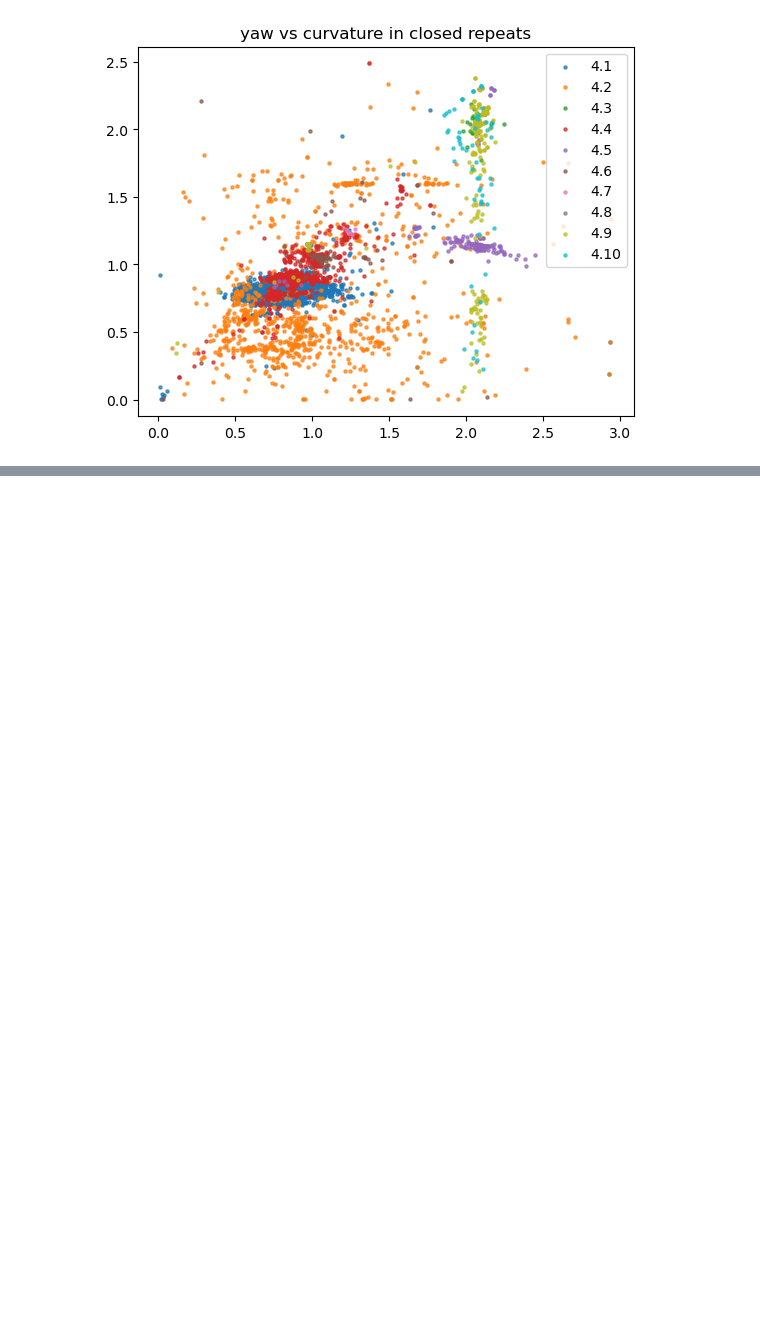
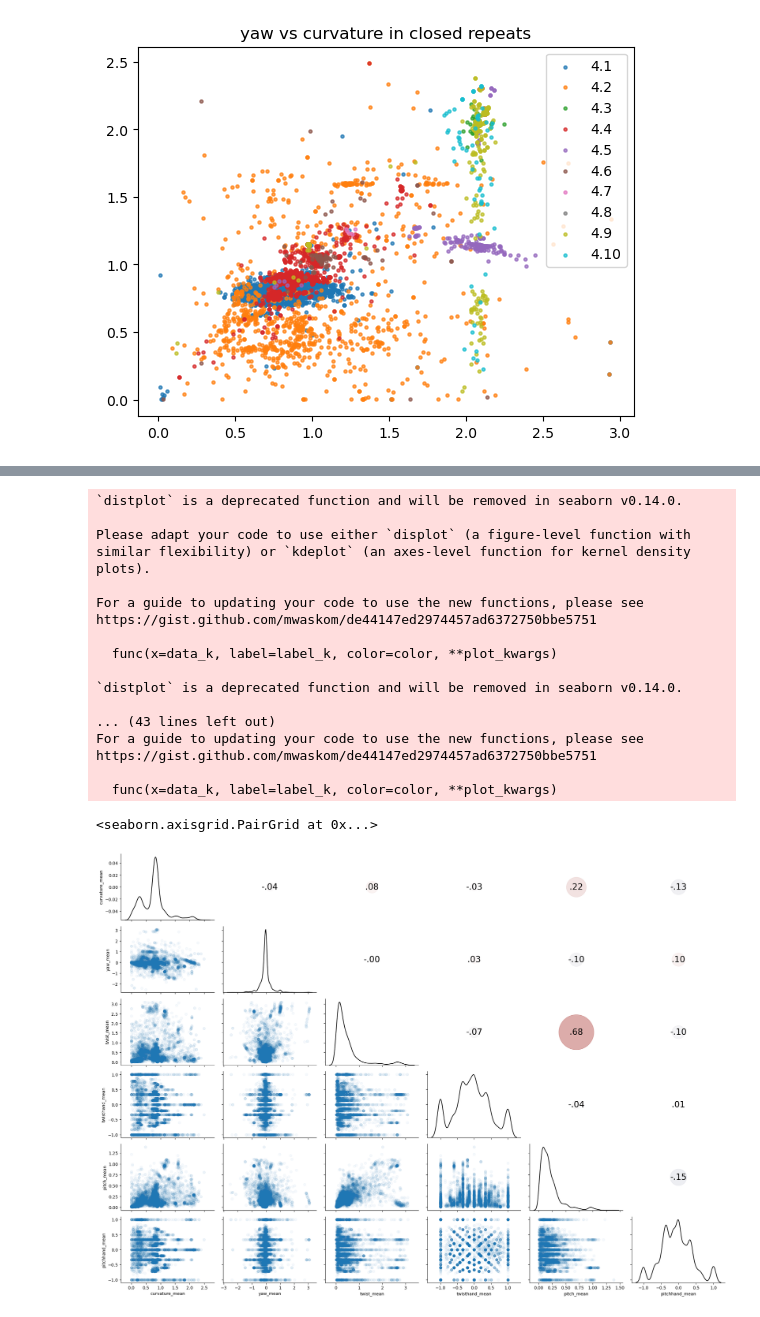
Before and after one commit to BioComputingUP/GeomeTRe, a Jupyter notebook: RepeatsDB_outputs.ipynb, the cells around one changed output, grey strips where cells are left out. Cells and saved outputs as stored; diff of their text form; code cells hidden in the pictures; blank space fills up the shorter version.

```diff
--- a/RepeatsDB_outputs.ipynb
+++ b/RepeatsDB_outputs.ipynb
@@ -328,0 +324,36 @@ Text(0.5, 1.0, 'yaw vs curvature in closed repeats')
+# %%
+# Code from https://github.com/mwaskom/seaborn/issues/1444
+def corrdot(*args, **kwargs):
+    corr_r = args[0].corr(args[1], 'spearman')
+    corr_text = f"{corr_r:2.2f}".replace("0.", ".")
+    ax = plt.gca()
+    ax.set_axis_off()
+    marker_size = abs(corr_r) * 10000
+    ax.scatter(.5, .5, marker_size, corr_r, alpha=0.6, cmap="vlag", vmin=-1, vmax=1, transform=ax.transAxes)
+    ax.annotate(corr_text, [.5, .5,],  xycoords="axes fraction", ha='center', va='center', fontsize=20)
+
+plot_data=prot_data[['curvature_mean','twist_mean','twisthand_mean','pitch_mean','pitchhand_mean']]
+g = seaborn.PairGrid(plot_data, aspect=1.4, diag_sharey=False)
+g.map_lower(plt.scatter, alpha=0.04)
+g.map_diag(seaborn.distplot, color='black', hist=False)
+g.map_upper(corrdot)
+# %% [output]
+`distplot` is a deprecated function and will be removed in seaborn v0.14.0.
+
+Please adapt your code to use either `displot` (a figure-level function with
+similar flexibility) or `kdeplot` (an axes-level function for kernel density plots).
+
+For a guide to updating your code to use the new functions, please see
+https://gist.github.com/mwaskom/de44147ed2974457ad6372750bbe5751
+
+  func(x=data_k, label=label_k, color=color, **plot_kwargs)
+
+`distplot` is a deprecated function and will be removed in seaborn v0.14.0.
+
+... (43 lines left out)
+For a guide to updating your code to use the new functions, please see
+https://gist.github.com/mwaskom/de44147ed2974457ad6372750bbe5751
+
+  func(x=data_k, label=label_k, color=color, **plot_kwargs)
+<seaborn.axisgrid.PairGrid at 0x...>
+[figure, added]
```
Also changed, not shown: parts of 17 cells of this notebook, 2 other files.
